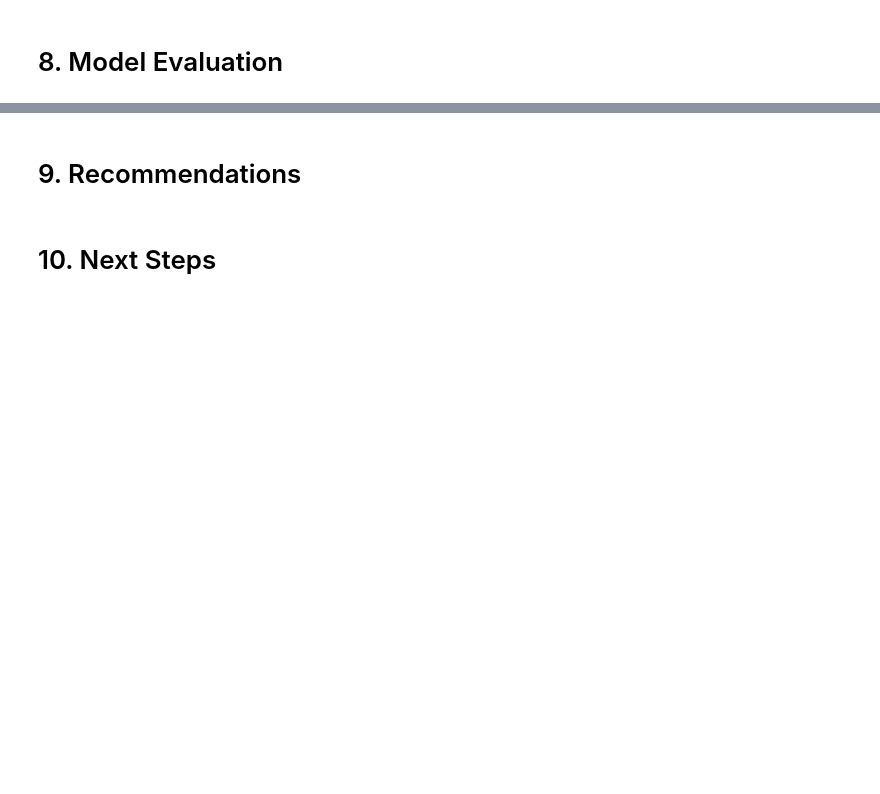
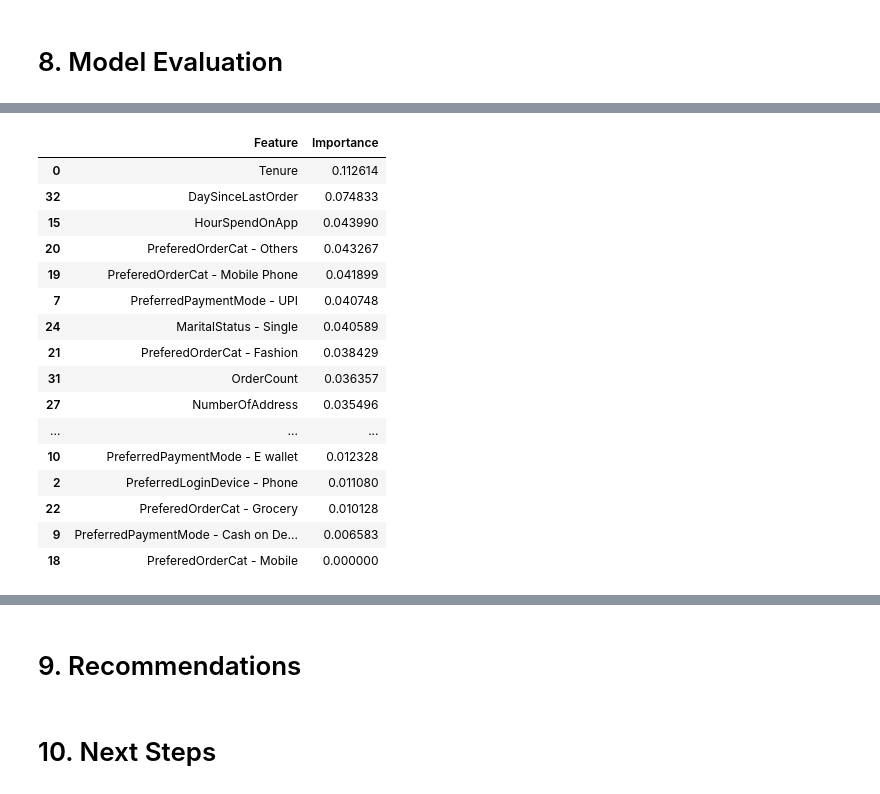
Before and after one commit to terence-yeung/customer-churn, a Jupyter notebook: customer-churn.ipynb, the cells around one changed output, grey strips where cells are left out. Saved outputs shown, nothing was run; the diff lists cells and outputs as text; code cells hidden in the pictures; blank space fills up the shorter version.

```diff
--- a/customer-churn.ipynb
+++ b/customer-churn.ipynb
@@ -506,0 +628,29 @@ results.style.highlight_max(subset='Baseline Score', color='lightgreen')
+# %%
+importances = model_tuned.feature_importances_
+
+importance_df = pd.DataFrame({
+        "Feature": features,
+        "Importance": importances
+    })
+
+importance_df.sort_values("Importance", ascending=False, inplace=True)
+
+importance_df
+# %% [output]
+|  | Feature | Importance |
+| 0 | Tenure | 0.112614 |
+| 32 | DaySinceLastOrder | 0.074833 |
+| 15 | HourSpendOnApp | 0.043990 |
+| 20 | PreferedOrderCat - Others | 0.043267 |
+| 19 | PreferedOrderCat - Mobile Phone | 0.041899 |
+| 7 | PreferredPaymentMode - UPI | 0.040748 |
+| 24 | MaritalStatus - Single | 0.040589 |
+| 21 | PreferedOrderCat - Fashion | 0.038429 |
+| 31 | OrderCount | 0.036357 |
+| 27 | NumberOfAddress | 0.035496 |
+| ... | ... | ... |
+| 10 | PreferredPaymentMode - E wallet | 0.012328 |
+| 2 | PreferredLoginDevice - Phone | 0.011080 |
+| 22 | PreferedOrderCat - Grocery | 0.010128 |
+| 9 | PreferredPaymentMode - Cash on De... | 0.006583 |
+| 18 | PreferedOrderCat - Mobile | 0.000000 |
```
Also changed, not shown: parts of 21 cells of this notebook.
